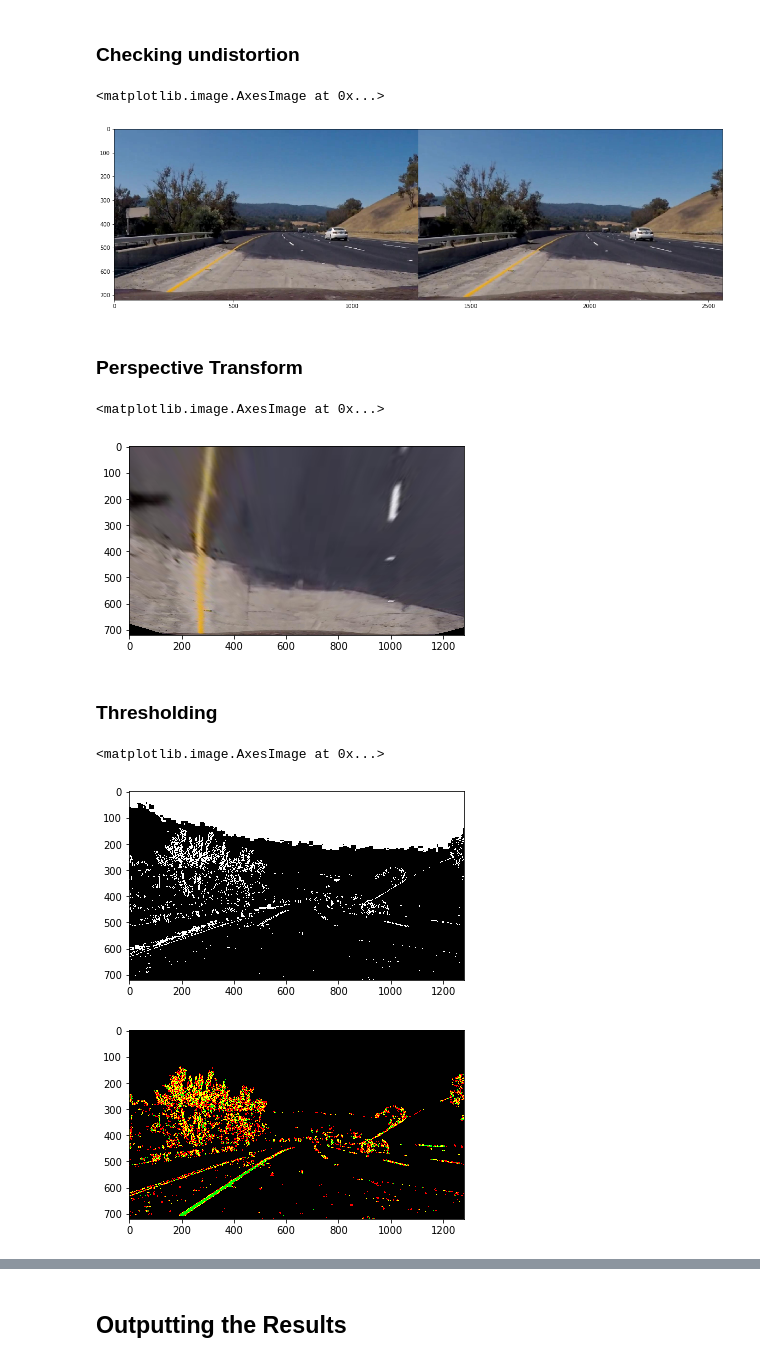
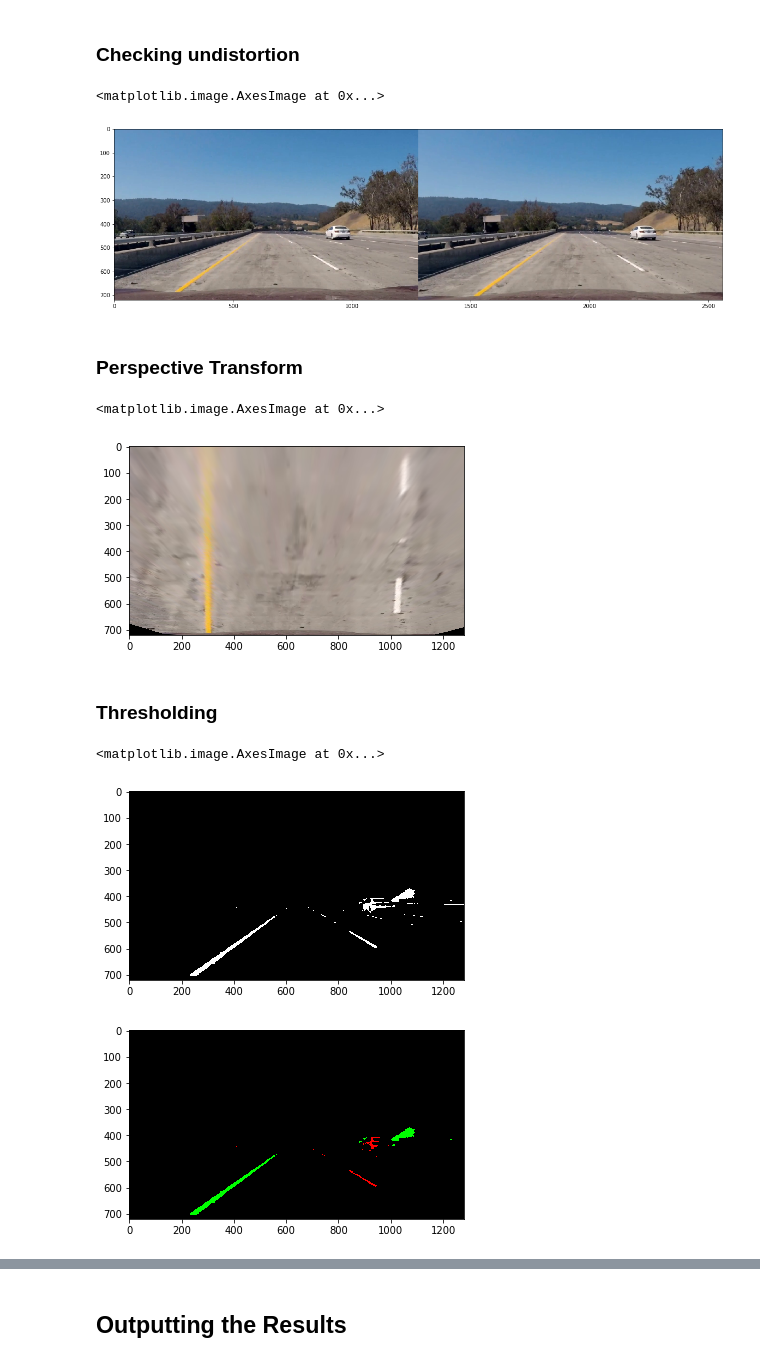
Before and after one commit to ergorham/CarND-AdvancedLaneLinesProject, a Jupyter notebook: AdvLaneLines.ipynb, the cells around one changed output, grey strips where cells are left out. Cells and saved outputs as stored; diff of their text form; code cells hidden in the pictures.

```diff
--- a/AdvLaneLines.ipynb
+++ b/AdvLaneLines.ipynb
@@ -103,8 +103,8 @@ params_file.close()
 
 #undistort the test image and visualize
 #img = cv2.imread("./test_images/straight_lines1.jpg")
-#img = cv2.imread("./test_images/test4.jpg")
-img = cv2.imread("./debug_images/4.45.jpg")
+#img = cv2.imread("./test_images/test1.jpg")
+img = cv2.imread("./debug_images/2.8.png")
 corrected_img = cv2.undistort(img,camParams.mtx,camParams.dist,None,camParams.mtx)
 compare = np.concatenate((img,corrected_img),axis=1)
 resized = cv2.resize(compare,(int(compare.shape[1]/2),int(compare.shape[0]/2)))
@@ -113,7 +113,7 @@ plt.imshow(cv2.cvtColor(compare,cv2.COLOR_BGR2RGB))
 #cv2.imwrite('resized_img.png',resized)
 # %% [output]
 <matplotlib.image.AxesImage at 0x...>
-[figure, old version]
+[figure, new version]
 # %% [markdown]
 ### Perspective Transform
 # %%
@@ -142,7 +142,7 @@ plt.imshow(cv2.cvtColor(warped,cv2.COLOR_BGR2RGB))
 #plt.imshow(cv2.cvtColor(unwarped,cv2.COLOR_BGR2RGB))
 # %% [output]
 <matplotlib.image.AxesImage at 0x...>
-[figure, old version]
+[figure, new version]
 # %% [markdown]
 ### Thresholding
 # %%
@@ -199,14 +238,22 @@ def binarize(img,thresh=(0,255)):
 # %%
-def thresh_and_binary(img):
+def test_thresh(img):
     gray = cv2.cvtColor(img,cv2.COLOR_BGR2GRAY)
     hsv = cv2.cvtColor(img,cv2.COLOR_BGR2HSV)
     hls = cv2.cvtColor(img,cv2.COLOR_BGR2HLS)
+    luv = cv2.cvtColor(img,cv2.COLOR_BGR2LUV)
+    lab = cv2.cvtColor(img,cv2.COLOR_BGR2LAB)
     h_chan = hsv[:,:,0]
     s_chan = hsv[:,:,1]
     v_chan = hsv[:,:,2]
     h = hls[:,:,0]
     l = hls[:,:,1]
     s = hls[:,:,2]
+    l_luv = luv[:,:,0]
+    u_luv = luv[:,:,1]
+    v_luv = luv[:,:,2]
+    l_lab = lab[:,:,0]
+    a_lab = lab[:,:,1]
+    b_lab = lab[:,:,2]
     #initilize placeholder steps
     yellow_edge = np.zeros_like(h_chan)
     white_edge = np.zeros_like(h_chan)
@@ -217,27 +264,34 @@ def thresh_and_binary(img):
     three = np.zeros_like(h_chan)
     four = np.zeros_like(h_chan)
     five = np.zeros_like(h_chan)
+    six = np.zeros_like(h_chan)
     white = np.zeros_like(h_chan)
     yellow = np.zeros_like(h_chan)
     sobelx = np.zeros_like(gray)
     sobely = np.zeros_like(gray)
+    l_bin = np.zeros_like(l_luv)
+    b_bin = np.zeros_like(b_lab)
+    v_luv_bin = np.zeros_like(v_luv)
     #process the image
-
+    l_bin = binarize(l_luv,(230,255))
+    v_luv_bin = binarize(v_luv,(180,255))
+    b_bin = binarize(b_lab,(150,255))
     two = binarize(h_chan,(60,255))
     two_a = binarize(s_chan,(60,255))
     four[(two==1)&(two_a==1)]=1
     two_b = binarize(s,(100,255))
+    #two_b[(four==1)]=0
     sobelx = abs_sobel_thresh(gray,'x',3,(20,100))
     v_chan[(four==1)]=0
     s_chan[(four==1)]=0
     yellow_edge = abs_sobel_thresh(s_chan,'x',5,(20,100))
-    white_edge = mag_thresh(v_chan,3,(200,255)) #mag_thresh(h_chan,3,(200,250))
+    white_edge = mag_thresh(v_chan,3,(180,255)) #mag_thresh(h_chan,3,(200,250))
     white = binarize(v_chan,(200,255))
     yellow = binarize(s_chan,(120,220))
     five=binarize(v_chan,(180,190))
 
     shadow =binarize(v_chan,(0,60))
     three[(white == 1)&(two_b==1) |( (yellow==1)&(yellow_edge==0))|(sobelx==1)]=1
+    four = abs_sobel_thresh(three,'x',3,(50,255))
 
-
-    return three #binary image
+    return (l_bin,b_bin,v_luv_bin) #binary image
@@ -336,17 +298,17 @@ def test_thresh(img):
 # %%
-color_binary = thresh_and_binary_RGB(corrected_img)
+color_binary = thresh_and_binary(corrected_img)
 plt.figure(num=1)
 plt.imshow(color_binary,cmap='gray')
 #plt.imsave("./output_images/binaryImage.png",color_binary,cmap='gray')
 a,b,c = test_thresh(corrected_img)
 d = np.zeros_like(a)
 color_binary2 = np.dstack((a,b,d))*255
 plt.figure(num=2)
 plt.imshow(color_binary2)
 # %% [output]
 <matplotlib.image.AxesImage at 0x...>
-[figure, old version]
+[figure, new version]
-[figure, old version]
+[figure, new version]
 # %%
 binary_warped = warp(color_binary,M)
 plt.figure(num=1)
```
Also changed, not shown: parts of 14 cells of this notebook, 4 other files.
